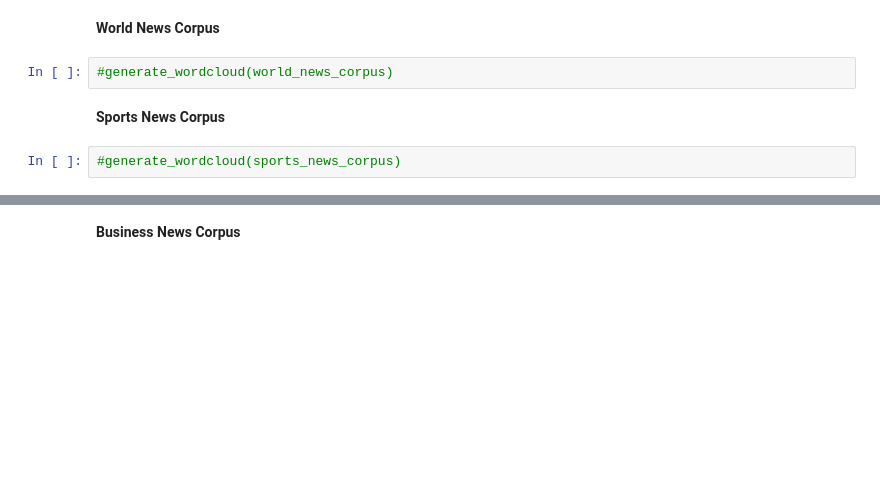
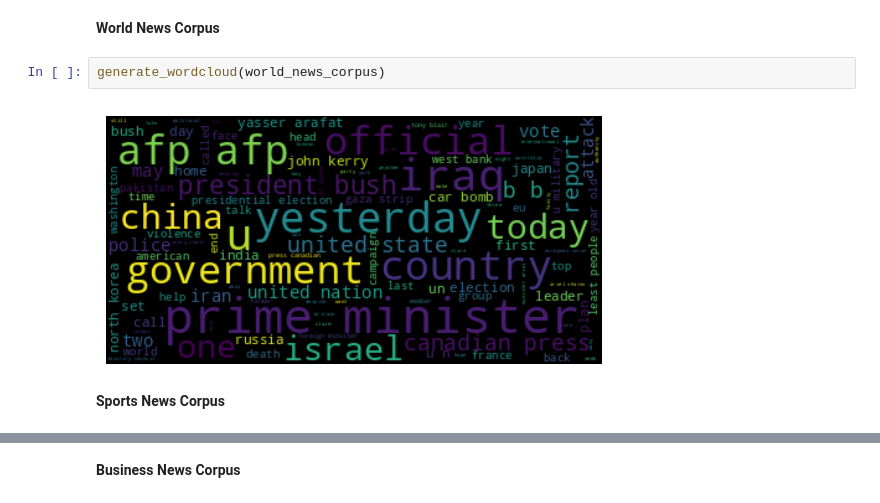
Before and after one commit to Abdul-Wahab-318/News-Topic-Classification, a Jupyter notebook: NLP_Project_Naive_Bayes_.ipynb, the cells around one changed output, grey strips where cells are left out. Cells and saved outputs as stored; diff of their text form; blank space fills up the shorter version.

```diff
--- a/NLP_Project_Naive_Bayes_.ipynb
+++ b/NLP_Project_Naive_Bayes_.ipynb
@@ -198,9 +196,9 @@ business_news_corpus = train_cleaned[train_cleaned['class'] == 3]['content'].val
 tech_news_corpus = train_cleaned[train_cleaned['class'] == 4]['content'].values
 # %% [markdown]
 **World News Corpus**
-# %%
-#generate_wordcloud(world_news_corpus)
+# %%
+generate_wordcloud(world_news_corpus)
+# %% [output]
+[figure, added]
 # %% [markdown]
 **Sports News Corpus**
-# %%
-#generate_wordcloud(sports_news_corpus)
```
Also changed, not shown: parts of 9 cells of this notebook.
